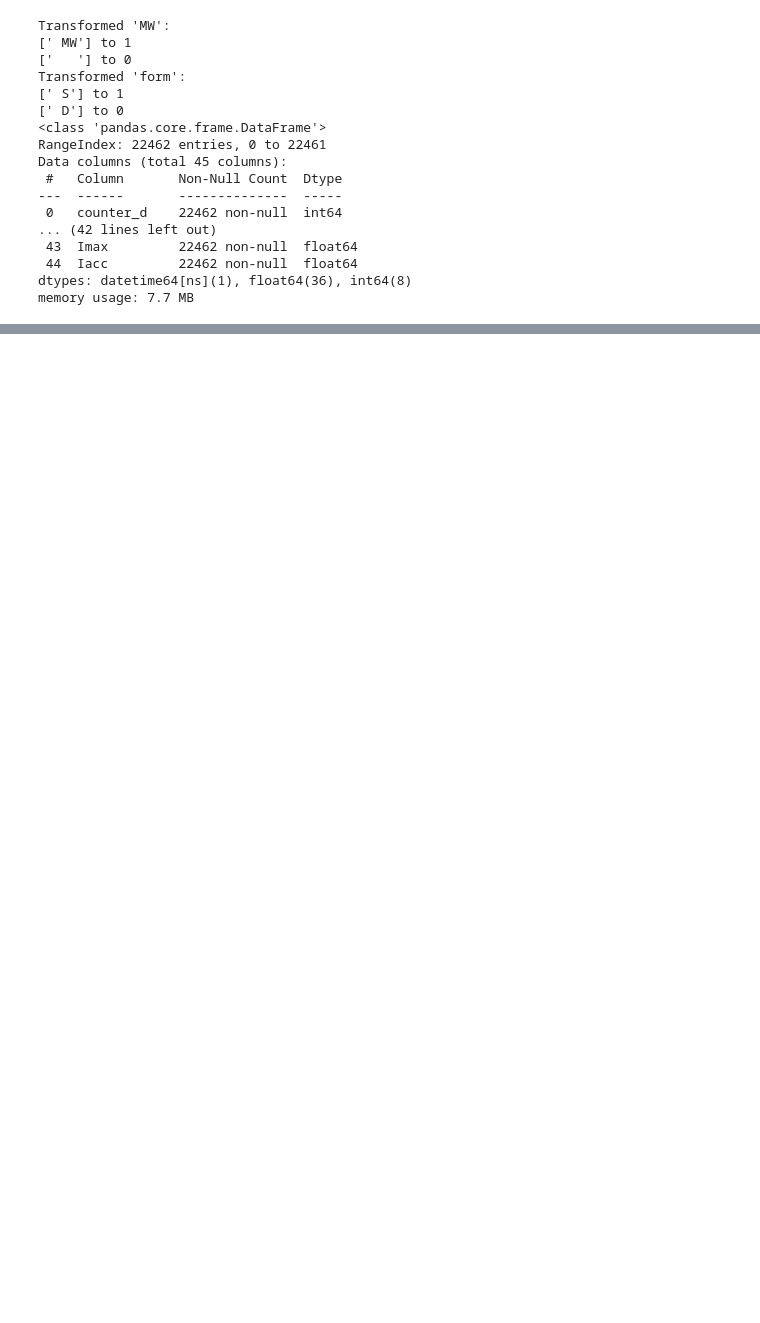
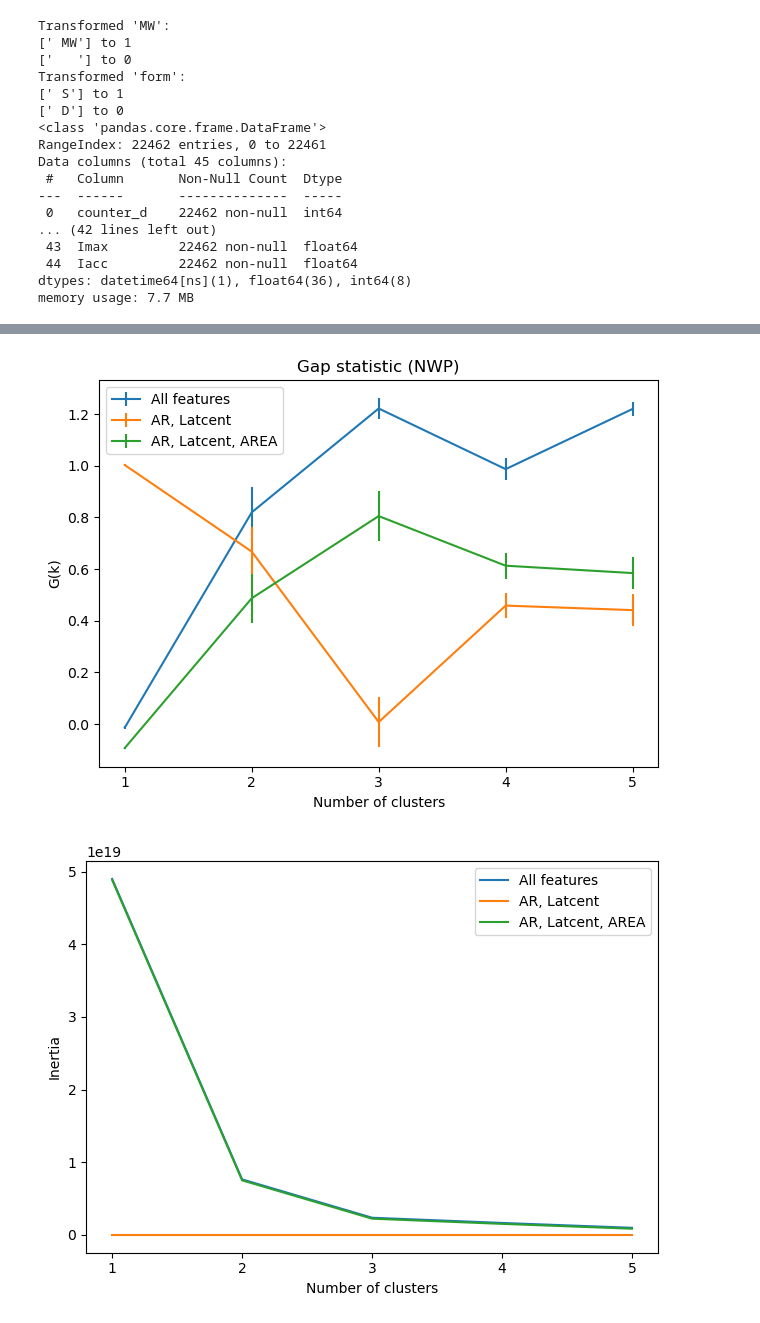
Before and after one commit to hGl0/arctic, a Jupyter notebook: Playground.ipynb, the cells around one changed output, grey strips where cells are left out. Saved outputs shown, nothing was run; the diff lists cells and outputs as text; code cells hidden in the pictures; blank space fills up the shorter version.

```diff
--- a/Playground.ipynb
+++ b/Playground.ipynb
@@ -339 +216,22 @@ AttributeError: 'Figure' object has no attribute 'xlabel'
+# %%
+from sklearn.datasets import make_blobs
+X2 = nwp[['ar', 'latcent']]
+X = nwp.drop('string', axis=1)
+X3 = nwp[['ar', 'latcent', 'area']]
+k_max = 5
+K = np.arange(1, k_max+1)
+n = 10
+
+
+gap = arctic.gap_statistic(X, k_max=k_max, n_replicates=n)
+gap_ar_latcent = arctic.gap_statistic(X2, k_max=k_max, n_replicates=n)
+gap_ar_latcent_area = arctic.gap_statistic(X3, k_max=k_max, n_replicates=n)
+
+elbow = arctic.elbow_method(X, k_max=k_max)
+elbow_ar_latcent = arctic.elbow_method(X2, k_max=k_max)
+elbow_ar_latcent_area = arctic.elbow_method(X3, k_max=k_max)
+
+silhouette = arctic.silhouette_method(X, k_max=k_max)
+silhouette_ar_latcent = arctic.silhouette_method(X2, k_max=k_max)
+silhouette_ar_latcent_area = arctic.silhouette_method(X3, k_max=k_max)
 # %%
@@ -375,0 +254,20 @@ plt.show()
+# %%
+# gap statistic
+plt.errorbar(np.arange(1,6), gap[:, 0], yerr=gap[:, 1], label='All features')
+plt.errorbar(np.arange(1,6), gap_ar_latcent[:, 0], yerr=gap_ar_latcent[:, 1], label='AR, Latcent')
+plt.errorbar(np.arange(1,6), gap_ar_latcent_area[:, 0], yerr=gap_ar_latcent[:, 1], label='AR, Latcent, AREA')
+plt.legend()
+plt.xticks(np.arange(1,6))
+plt.xlabel('Number of clusters')
+plt.title('Gap statistic (NWP)')
+plt.ylabel('G(k)')
+plt.tight_layout()
+plt.savefig('./output/gap_nwp.png')
+plt.show()
+
+plot_k(elbow[:][1], elbow_ar_latcent[:][1], elbow_ar_latcent_area[:][1], ylabel="Inertia", save="./output/Elbow_inertia_nwp.png")
+plot_k(elbow[:][0], elbow_ar_latcent[:][0], elbow_ar_latcent_area[:][0], ylabel="Distortion", save="./output/Elbow_distortion_nwp.png")
+plot_k(silhouette, silhouette_ar_latcent, silhouette_ar_latcent_area, ylabel="Silhouette coefficient", save="./output/silhouette_nwp.png", K=K[1:])
+# %% [output]
+[figure, added]
+[figure, added]
```
Also changed, not shown: parts of 8 cells of this notebook, 11 other files.
